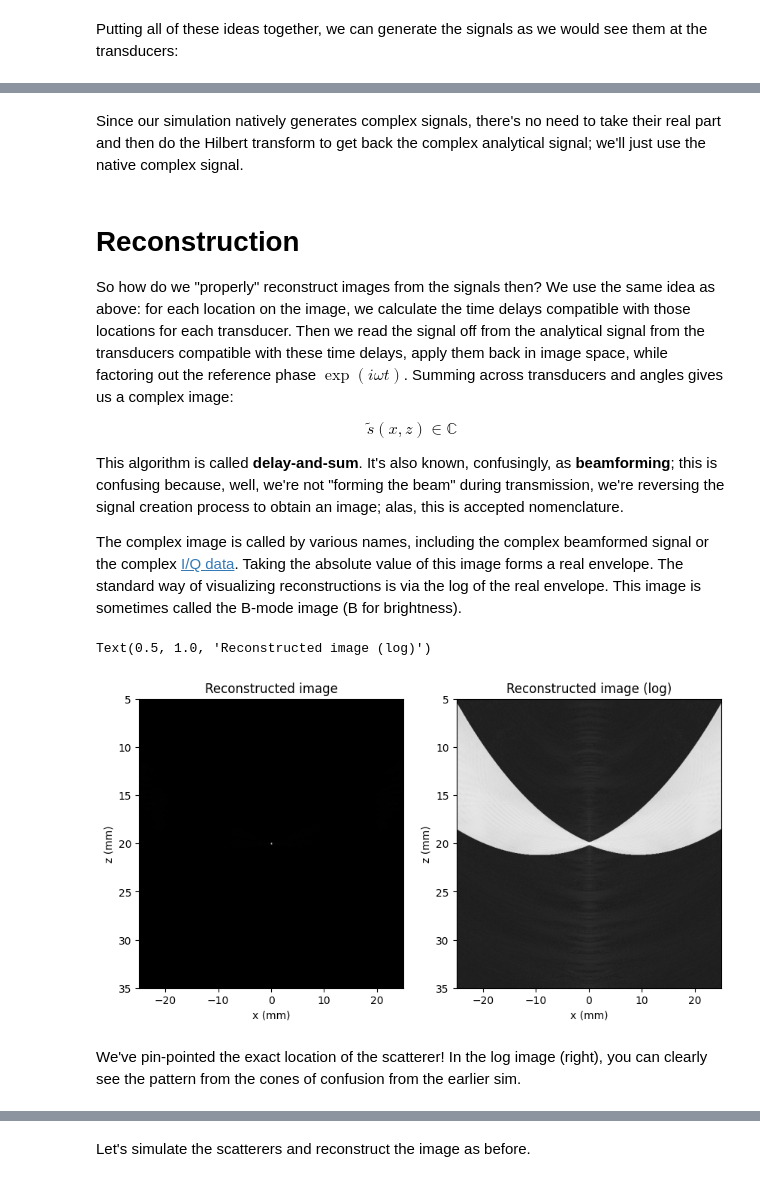
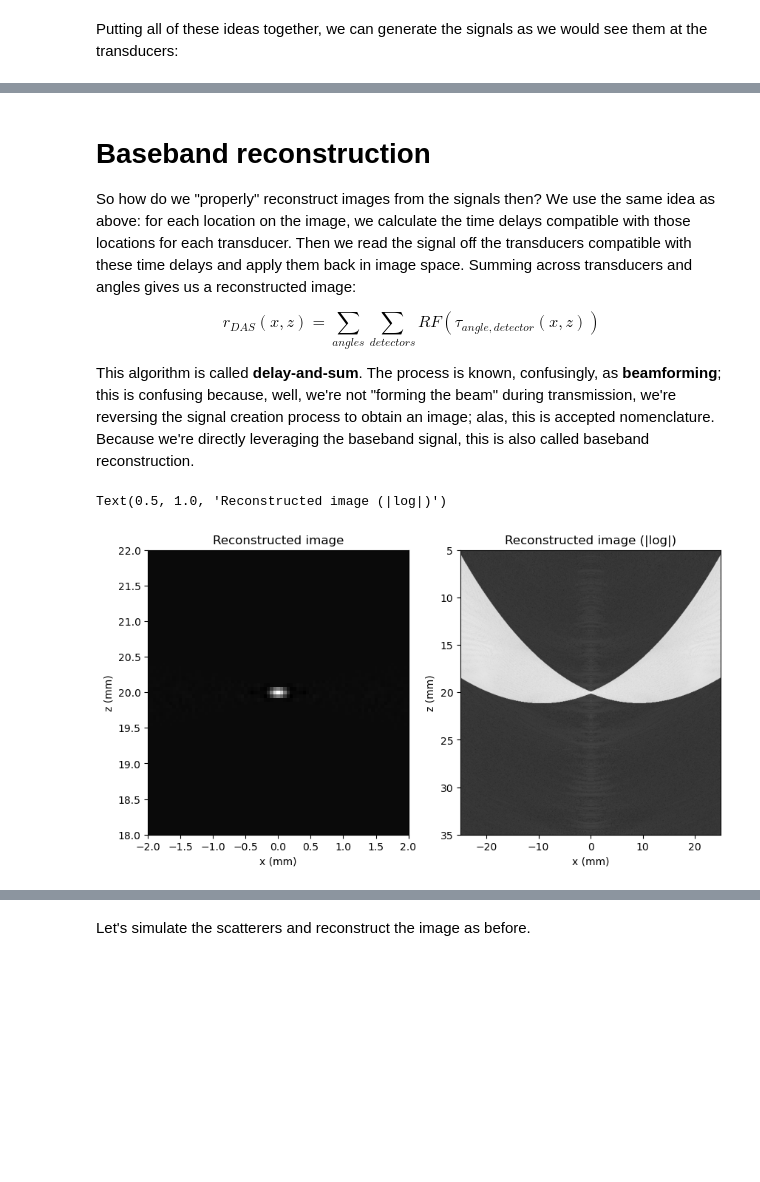
Before and after one commit to patrickmineault/fus, a Jupyter notebook: 02 - Structural Reconstruction.ipynb, the cells around one changed output, grey strips where cells are left out. Cells and saved outputs as stored; diff of their text form; code cells hidden in the pictures; blank space fills up the shorter version.

Commit message:
Correct baseband/rf confusion

```diff
--- a/02 - Structural Reconstruction.ipynb
+++ b/02 - Structural Reconstruction.ipynb
@@ -236,7 +232,7 @@ alpha = f_carrier / 1E6 / 8.686 * .58 * 100
 s_env = np.hanning(16)
 Ne = len(elem_pos)
 
-times = np.linspace(0, 4 * z_0 / c, 2048)
+times = np.arange(0, 4 * z_0 / c, 1 / (f_carrier * 4))
 dt = (times[1] - times[0])
 N_times = len(times)
 betas = np.deg2rad(np.array((-8.0, -6.0, -4.0, -2.0, 0.0, 2.0, 4.0, 6.0, 8.0), dtype=np.float64))
@@ -326,15 +298,11 @@ plt.tight_layout()
-# %% [markdown]
-Since our simulation natively generates complex signals, there's no need to take their real part and then do the Hilbert transform to get back the complex analytical signal; we'll just use the native complex signal.
 # %% [markdown]
-# Reconstruction
+# Baseband reconstruction
 
-So how do we "properly" reconstruct images from the signals then? We use the same idea as above: for each location on the image, we calculate the time delays compatible with those locations for each transducer. Then we read the signal off from the analytical signal from the transducers compatible with these time delays, apply them back in image space, while factoring out the reference phase $\exp(i\omega t)$. Summing across transducers and angles gives us a complex image:
+So how do we "properly" reconstruct images from the signals then? We use the same idea as above: for each location on the image, we calculate the time delays compatible with those locations for each transducer. Then we read the signal off the transducers compatible with these time delays and apply them back in image space. Summing across transducers and angles gives us a reconstructed image:
 
-$$\tilde s(x, z) \in \mathbb{C}$$
+$$r_{DAS}(x, z) = \sum_{angles} \sum_{detectors} RF(\tau_{angle, detector}(x,z))$$
 
-This algorithm is called **delay-and-sum**. It's also known, confusingly, as **beamforming**; this is confusing because, well, we're not "forming the beam" during transmission, we're reversing the signal creation process to obtain an image; alas, this is accepted nomenclature.
-
-The complex image is called by various names, including the complex beamformed signal or the complex [I/Q data](https://en.wikipedia.org/wiki/In-phase_and_quadrature_components). Taking the absolute value of this image forms a real envelope. The standard way of visualizing reconstructions is via the log of the real envelope. This image is sometimes called the B-mode image (B for brightness).
+This algorithm is called **delay-and-sum**. The process is known, confusingly, as **beamforming**; this is confusing because, well, we're not "forming the beam" during transmission, we're reversing the signal creation process to obtain an image; alas, this is accepted nomenclature. Because we're directly leveraging the baseband signal, this is also called baseband reconstruction.
 # %%
 def make_image_grid(x_span, z_span, dx, dz):
     x = np.arange(x_span[0], x_span[1] + 1e-12, dx)
@@ -342,14 +310,13 @@ def make_image_grid(x_span, z_span, dx, dz):
     X, Z = np.meshgrid(x, z)  # (nz, nx)
     return x, z, X, Z
 
-def beamform_das(
+def beamform_das_baseband(
     Y,            # (M, Ne, K) complex RF (analytic) channels; M == len(betas)
     times,        # (K,) time stamps [s], uniform
     elem_pos,     # (Ne,) element x-positions [m], z=0
     x, z,         # image grids: x (nx,), z (nz,)
     c,            # speed of sound [m/s]
     betas,        # (M,) steering angles [rad], order must match Y's first dim
-    alpha_np_per_m=None  # float or None. If set, apply exp(+alpha * path) TGC (two-way)
 ):
     M, Ne, K = Y.shape
     assert M == len(betas), "Y's first dim must match len(betas)."
@@ -360,7 +327,7 @@ def beamform_das(
     # Precompute lateral offsets per row (nx, Ne), reused for all depths
     dx_row = x[:, None] - elem_pos[None, :]  # (nx, Ne)
 
-    img = np.zeros((z.size, x.size), dtype=np.complex128)
+    img = np.zeros((z.size, x.size))
 
     for m, beta in enumerate(betas):
         sin_beta, cos_beta = np.sin(beta), np.cos(beta)
@@ -377,50 +344,42 @@ def beamform_das(
             np.clip(k_idx, 0, K - 1, out=k_idx)
 
             # Gather and sum over elements (uniform weights)
             elem_idx = np.broadcast_to(np.arange(Ne)[None, :], k_idx.shape)
             samples = Y_m[elem_idx, k_idx]                              # (nx, Ne)
 
-            # Exponential attenuation compensation (TGC): exp(+alpha * (r_tx + r_rx))
-            if alpha_np_per_m is not None and alpha_np_per_m != 0.0:
-                path_len = tau_tot * c            # (nx, Ne)
-                tgc = np.exp(alpha_np_per_m * path_len)
-                samples = samples * tgc
-
             row_sum = samples.mean(axis=1)
             img[iz, :] += row_sum
 
-    return img  # complex image (before envelope/log)
+    return img
 
-# Field of view & grid (match your plotting extents)
-x_span = (-0.025, 0.025)   # ±9 mm
-z_span = (0.005, 0.035)    # 5–35 mm
+x_span = (-0.025, 0.025)
+z_span = (0.005, 0.035)
 x, z, X, Z = make_image_grid(x_span, z_span, 0.05e-3, 0.05e-3)
 
 # Beamform (signals, times, elem_pos, betas, c all from your sim)
-img_complex = beamform_das(signals, times, elem_pos, x, z, c, betas)
+img_baseband = beamform_das_baseband(real_signals, times, elem_pos, x, z, c, betas)
 
 # Envelope & simple display
-img_env = np.abs(img_complex)
-img_env /= (img_env.max() + 1e-12)
+img_env = abs(img_baseband)
+img_env /= (abs(img_env).max() + 1e-12)
 
 plt.figure(figsize=(10,5))
 plt.subplot(121)
 plt.imshow(
-    img_env,
+    img_baseband,
     extent=[x[0]*1e3, x[-1]*1e3, z[-1]*1e3, z[0]*1e3],
     aspect='auto', cmap='gray'
 )
 plt.xlabel("x (mm)"); plt.ylabel("z (mm)"); plt.title("Reconstructed image")
-
+plt.xlim((-2, 2))
+plt.ylim((18, 22))
 plt.subplot(122)
 plt.imshow(
     np.log(img_env),
     extent=[x[0]*1e3, x[-1]*1e3, z[-1]*1e3, z[0]*1e3],
     aspect='auto', cmap='gray'
 )
-plt.xlabel("x (mm)"); plt.ylabel("z (mm)"); plt.title("Reconstructed image (log)")
+plt.xlabel("x (mm)"); plt.ylabel("z (mm)"); plt.title("Reconstructed image (|log|)")
 # %% [output]
-Text(0.5, 1.0, 'Reconstructed image (log)')
+Text(0.5, 1.0, 'Reconstructed image (|log|)')
-[figure, old version]
+[figure, new version]
-# %% [markdown]
-We've pin-pointed the exact location of the scatterer! In the log image (right), you can clearly see the pattern from the cones of confusion from the earlier sim.
```
Also changed, not shown: parts of 27 cells of this notebook.
